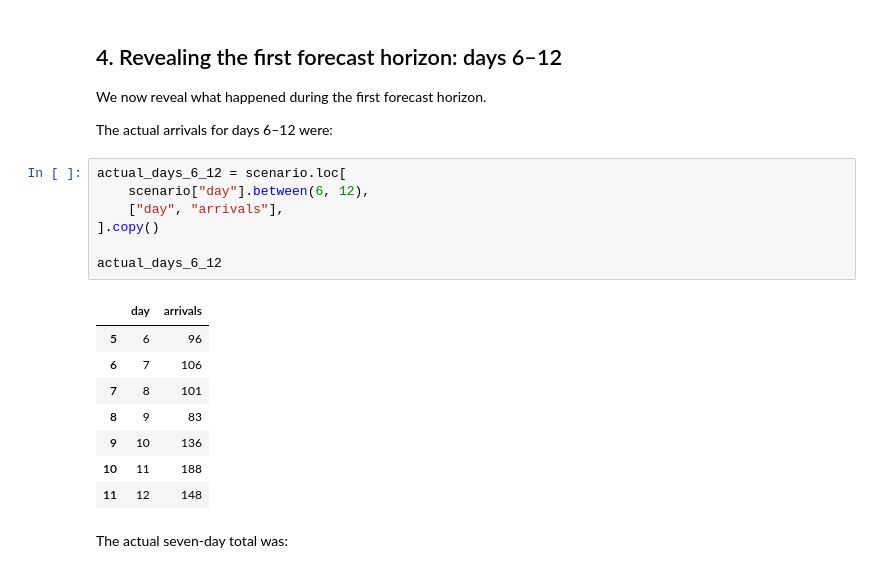
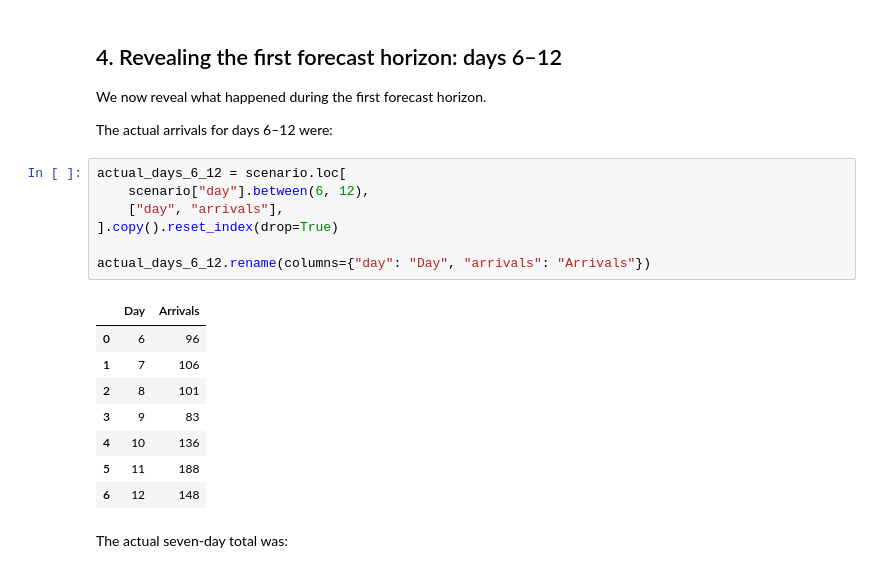
Before and after one commit to kcsongor011/humanitarian_decision_toolkit, a Jupyter notebook: notebooks/forecasting/arrival_dynamics_1_short_term_border_arrivals.ipynb, the cells around one changed output. Cells and saved outputs as stored; diff of their text form.

```diff
--- a/notebooks/forecasting/arrival_dynamics_1_short_term_border_arrivals.ipynb
+++ b/notebooks/forecasting/arrival_dynamics_1_short_term_border_arrivals.ipynb
@@ -218,19 +218,19 @@ The actual arrivals for days 6–12 were:
 # %%
 actual_days_6_12 = scenario.loc[
     scenario["day"].between(6, 12),
     ["day", "arrivals"],
-].copy()
+].copy().reset_index(drop=True)
 
-actual_days_6_12
+actual_days_6_12.rename(columns={"day": "Day", "arrivals": "Arrivals"})
 # %% [output]
-|  | day | arrivals |
-| 5 | 6 | 96 |
-| 6 | 7 | 106 |
-| 7 | 8 | 101 |
-| 8 | 9 | 83 |
-| 9 | 10 | 136 |
-| 10 | 11 | 188 |
-| 11 | 12 | 148 |
+|  | Day | Arrivals |
+| 0 | 6 | 96 |
+| 1 | 7 | 106 |
+| 2 | 8 | 101 |
+| 3 | 9 | 83 |
+| 4 | 10 | 136 |
+| 5 | 11 | 188 |
+| 6 | 12 | 148 |
 # %% [markdown]
 The actual seven-day total was:
 # %%
```
Also changed, not shown: parts of 20 cells of this notebook.
